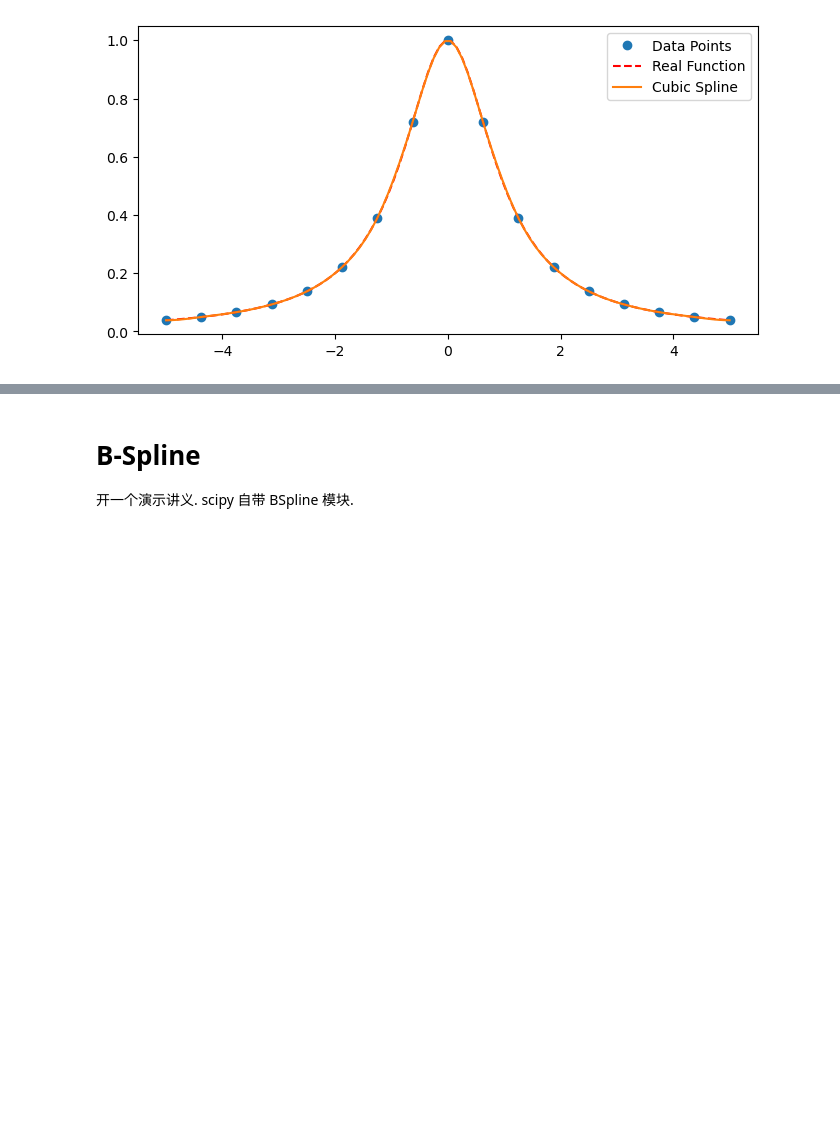
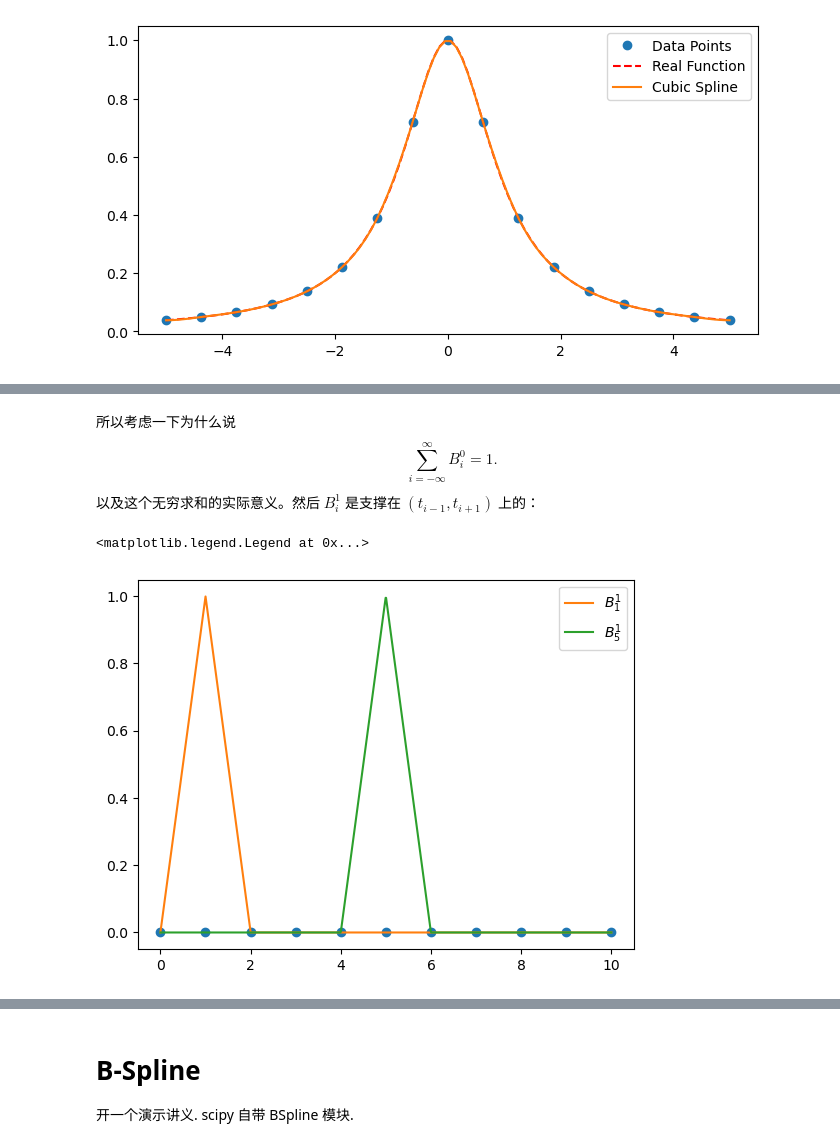
Before and after one commit to wangheyu/NA, a Jupyter notebook: Spline.ipynb, the cells around one changed output, grey strips where cells are left out. Drawn from its saved outputs; the diff is of its cells as text; code cells hidden in the pictures; blank space fills up the shorter version.

```diff
--- a/Spline.ipynb
+++ b/Spline.ipynb
@@ -89,0 +116,17 @@ plt.show()
+# %% [markdown]
+所以考虑一下为什么说
+$$
+\sum_{i = -\infty}^{\infty} B_i^0 = 1.
+$$
+以及这个无穷求和的实际意义。然后 $B_i^1$ 是支撑在 $(t_{i - 1}, t_{i + 1})$ 上的：
+# %%
+n = 1
+plt.plot(Z, np.zeros(len(Z)), 'o')
+i = 1
+plt.plot(x, Bspline(n, 1, x), label=f'$B_{i}^{n}$')
+i = 5
+plt.plot(x, Bspline(n, 5, x), label=f'$B_{i}^{n}$')
+plt.legend()
+# %% [output]
+<matplotlib.legend.Legend at 0x...>
+[figure, added]
```
Also changed, not shown: parts of 25 cells of this notebook, 1 other file.
